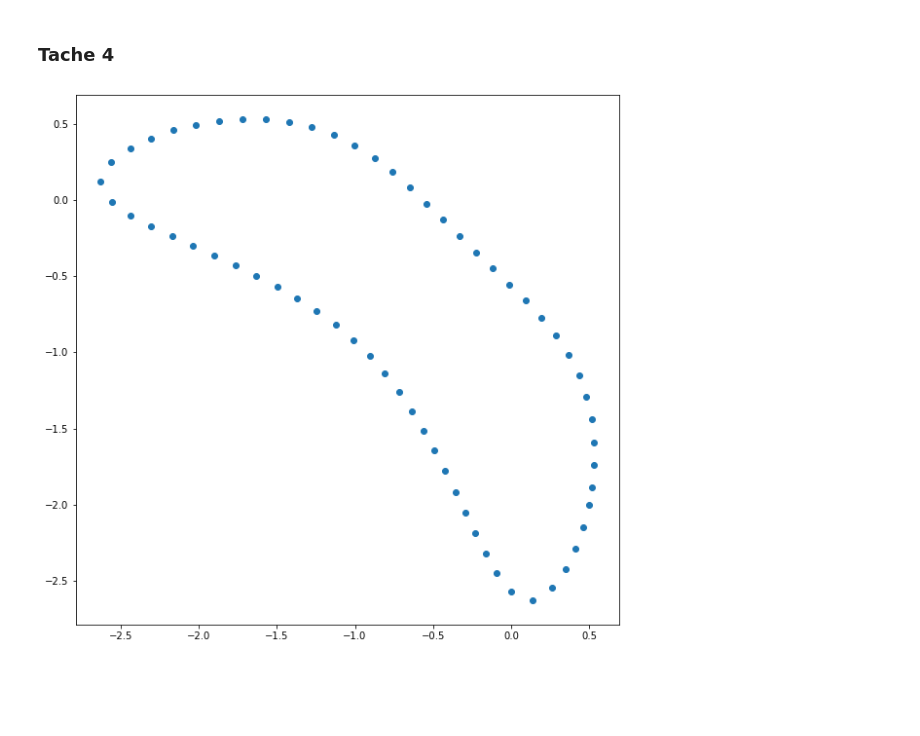
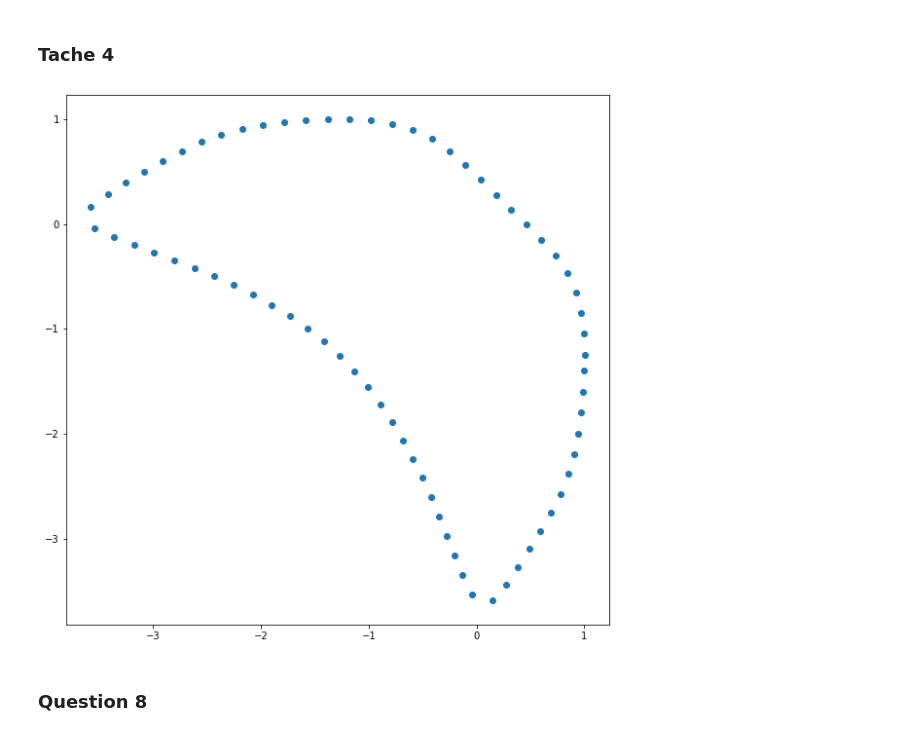
Before and after one commit to 20serieys/info_maths, a Jupyter notebook: projet_info_maths.ipynb, the cells around one changed output. Cells and saved outputs as stored; diff of their text form; code cells hidden in the pictures; blank space fills up the shorter version.

```diff
--- a/projet_info_maths.ipynb
+++ b/projet_info_maths.ipynb
@@ -238,8 +238,10 @@ def level_curve_stop(f, x0, y0, delta=0.1, eps=eps_newt):
     Y.pop()
     return np.array([X, Y])
 # %%
-courbe = level_curve_stop(f3, 0.5, -2.0, 0.15)
+courbe = level_curve_stop(f3, 1.0, -1.4, 0.2)
 plt.scatter(courbe[0], courbe[1])
 plt.show()
 # %% [output]
-[figure, old version]
+[figure, new version]
+# %% [markdown]
+### Question 8
```
Also changed, not shown: parts of 9 cells of this notebook.
